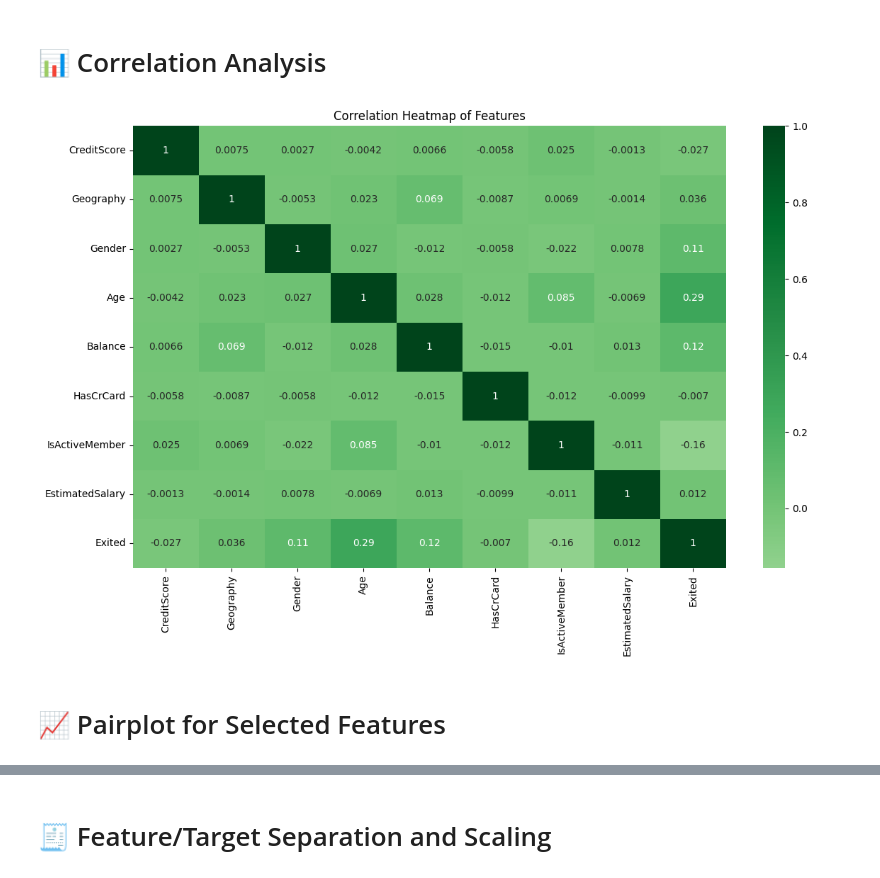
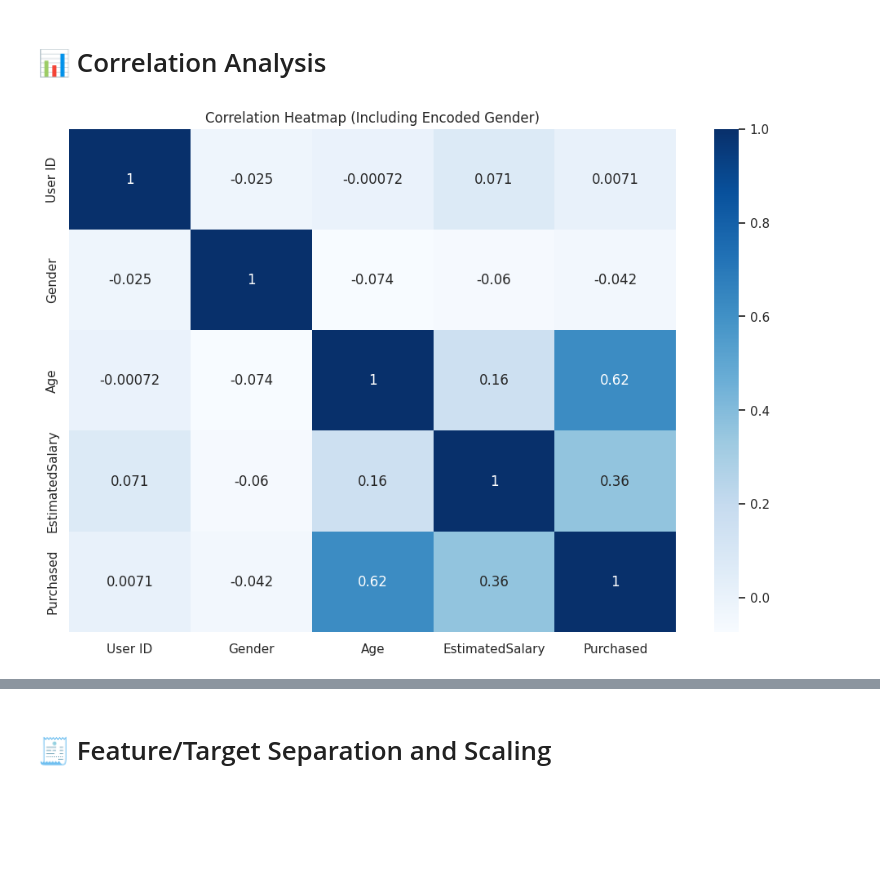
Before and after one commit to mo-elgazar74/Logistic-Regression-ML, a Jupyter notebook: logistic-regression-from-scratch.ipynb, the cells around one changed output, grey strips where cells are left out. Saved outputs shown, nothing was run; the diff lists cells and outputs as text; code cells hidden in the pictures; blank space fills up the shorter version.

Commit message:
Kaggle Notebook | Logistic_Regression_From_Scratch | Version 1

```diff
--- a/logistic-regression-from-scratch.ipynb
+++ b/logistic-regression-from-scratch.ipynb
@@ -19,4 +20,4 @@ warnings.simplefilter(action='ignore')
 # %% [markdown]
 # 📥 Load the dataset
 # %%
-data = pd.read_csv("/kaggle/input/churn-modelling/Churn_Modelling .csv")
+data = pd.read_csv("/kaggle/input/social-network-ads/Social_Network_Ads.csv")
@@ -75,13 +226,11 @@ processed_data = preprocess_data(data)
 # %% [markdown]
 # 📊 Correlation Analysis
 # %%
+encoded_data = data.copy()
+encoded_data['Gender'] = LabelEncoder().fit_transform(encoded_data['Gender'])  # Male=1, Female=0
 plt.figure(figsize=(12, 8))
-correlation_matrix = processed_data.corr()
-sns.heatmap(correlation_matrix, annot=True, cmap='Greens', center=0)
-plt.title('Correlation Heatmap of Features')
-plt.tight_layout()
+sns.heatmap(encoded_data.corr(), annot=True, cmap='Blues')
+plt.title('Correlation Heatmap (Including Encoded Gender)')
 plt.show()
 # %% [output]
-[figure, old version]
+[figure, new version]
-# %% [markdown]
-# 📈 Pairplot for Selected Features
```
Also changed, not shown: parts of 48 cells of this notebook.
